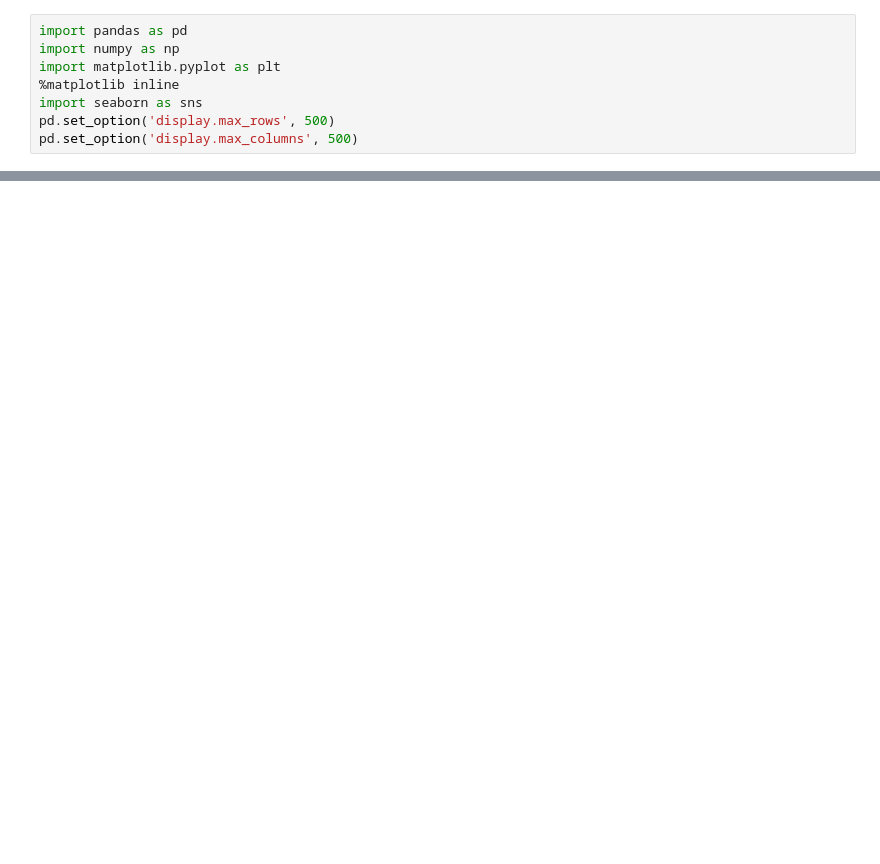
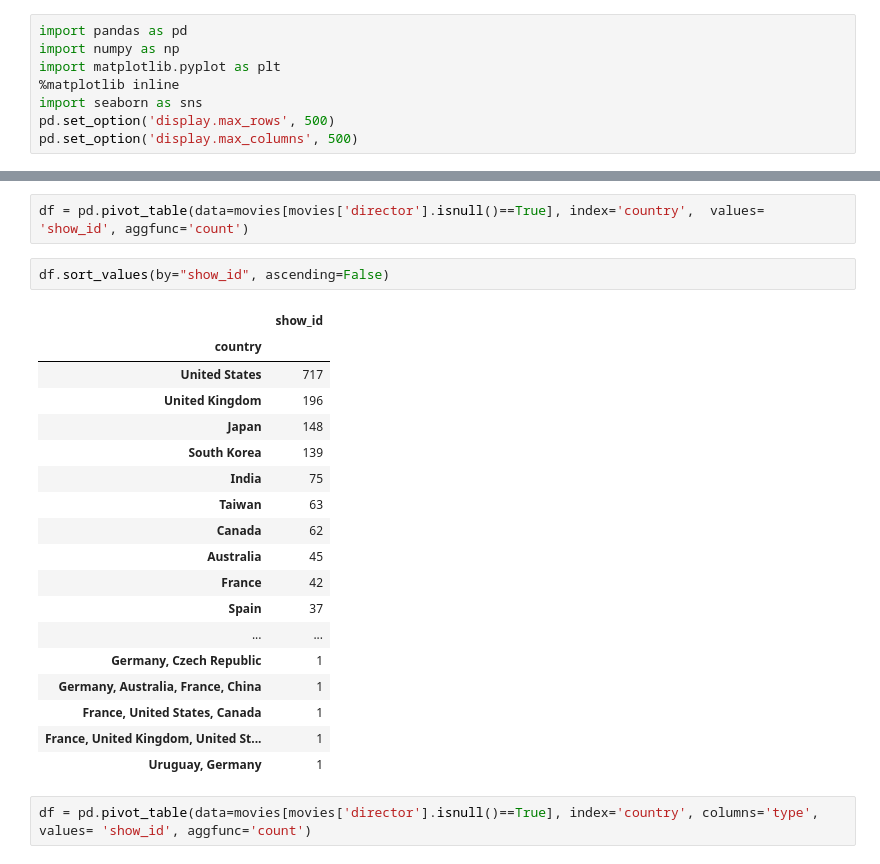
Before and after one commit to KarishmaVelagaleti/NetflixData, a Jupyter notebook: Netflix.ipynb, the cells around one changed output, grey strips where cells are left out. Saved outputs shown, nothing was run; the diff lists cells and outputs as text; blank space fills up the shorter version.

```diff
--- a/Netflix.ipynb
+++ b/Netflix.ipynb
@@ -196,0 +54,25 @@ plt.hist(release_year)
+# %%
+df = pd.pivot_table(data=movies[movies['director'].isnull()==True], index='country',  values= 'show_id', aggfunc='count')
+# %%
+df.sort_values(by="show_id", ascending=False)
+# %% [output]
+|  | show_id |
+| country |  |
+| United States | 717 |
+| United Kingdom | 196 |
+| Japan | 148 |
+| South Korea | 139 |
+| India | 75 |
+| Taiwan | 63 |
+| Canada | 62 |
+| Australia | 45 |
+| France | 42 |
+| Spain | 37 |
+| ... | ... |
+| Germany, Czech Republic | 1 |
+| Germany, Australia, France, China | 1 |
+| France, United States, Canada | 1 |
+| France, United Kingdom, United St... | 1 |
+| Uruguay, Germany | 1 |
+# %%
+df = pd.pivot_table(data=movies[movies['director'].isnull()==True], index='country', columns='type',  values= 'show_id', aggfunc='count')
```
Also changed, not shown: parts of 46 cells of this notebook.
